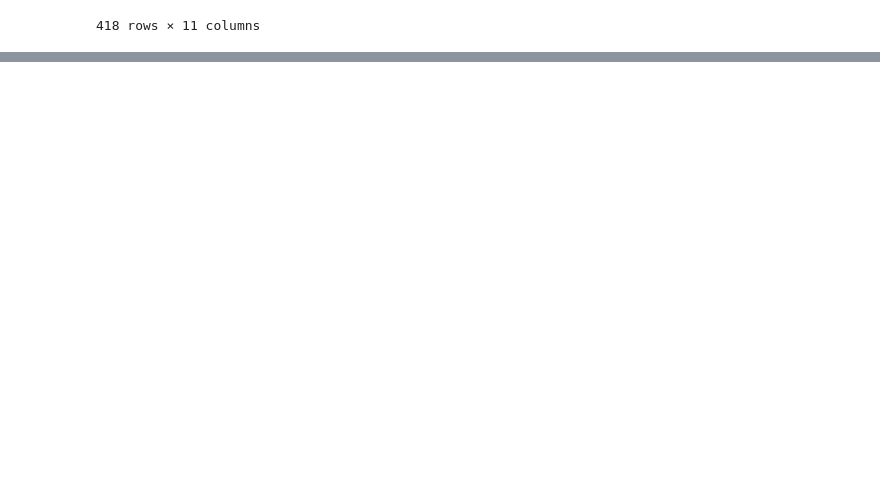
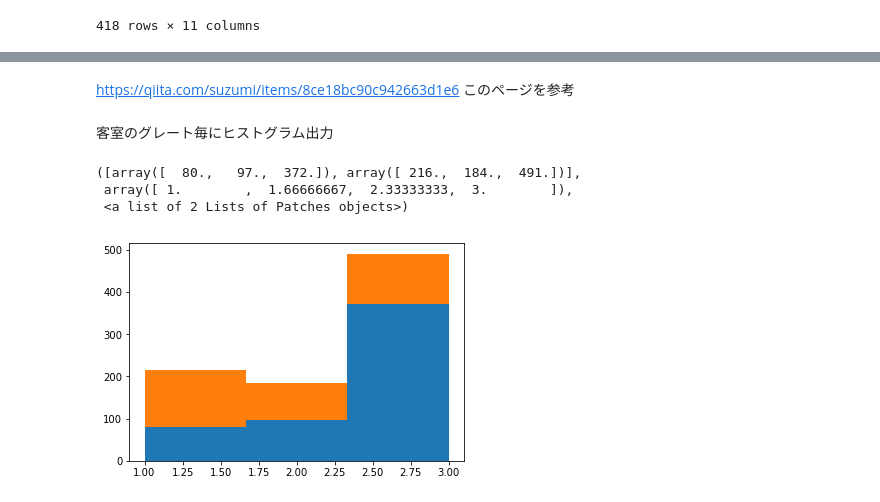
Before and after one commit to TakashiNakagawa/Kaggle, a Jupyter notebook: Titanic/Titanic Machine Learning from Disaster.ipynb, the cells around one changed output, grey strips where cells are left out. Cells and saved outputs as stored; diff of their text form; code cells hidden in the pictures; blank space fills up the shorter version.

```diff
--- a/Titanic/Titanic Machine Learning from Disaster.ipynb
+++ b/Titanic/Titanic Machine Learning from Disaster.ipynb
@@ -43,0 +50,21 @@ pd.read_csv("test.csv")
+# %% [markdown]
+https://qiita.com/suzumi/items/8ce18bc90c942663d1e6
+このページを参考
+# %%
+df= pd.read_csv("train.csv").replace("male",0).replace("female",1)
+df["Age"].fillna(df.Age.median(), inplace=True)
+# %% [markdown]
+客室のグレート毎にヒストグラム出力
+# %%
+import matplotlib.pyplot as plt
+split_data = []
+for survived in [0, 1]:
+    split_data.append(df[df.Survived==survived])
+
+temp = [i["Pclass"].dropna() for i in split_data] #df.dropna()は欠損値のある行を除く
+plt.hist(temp, histtype="barstacked", bins=3)
+# %% [output]
+([array([  80.,   97.,  372.]), array([ 216.,  184.,  491.])],
+ array([ 1.        ,  1.66666667,  2.33333333,  3.        ]),
+ <a list of 2 Lists of Patches objects>)
+[figure, added]
```
Also changed, not shown: parts of 4 cells of this notebook, 1 other file.
